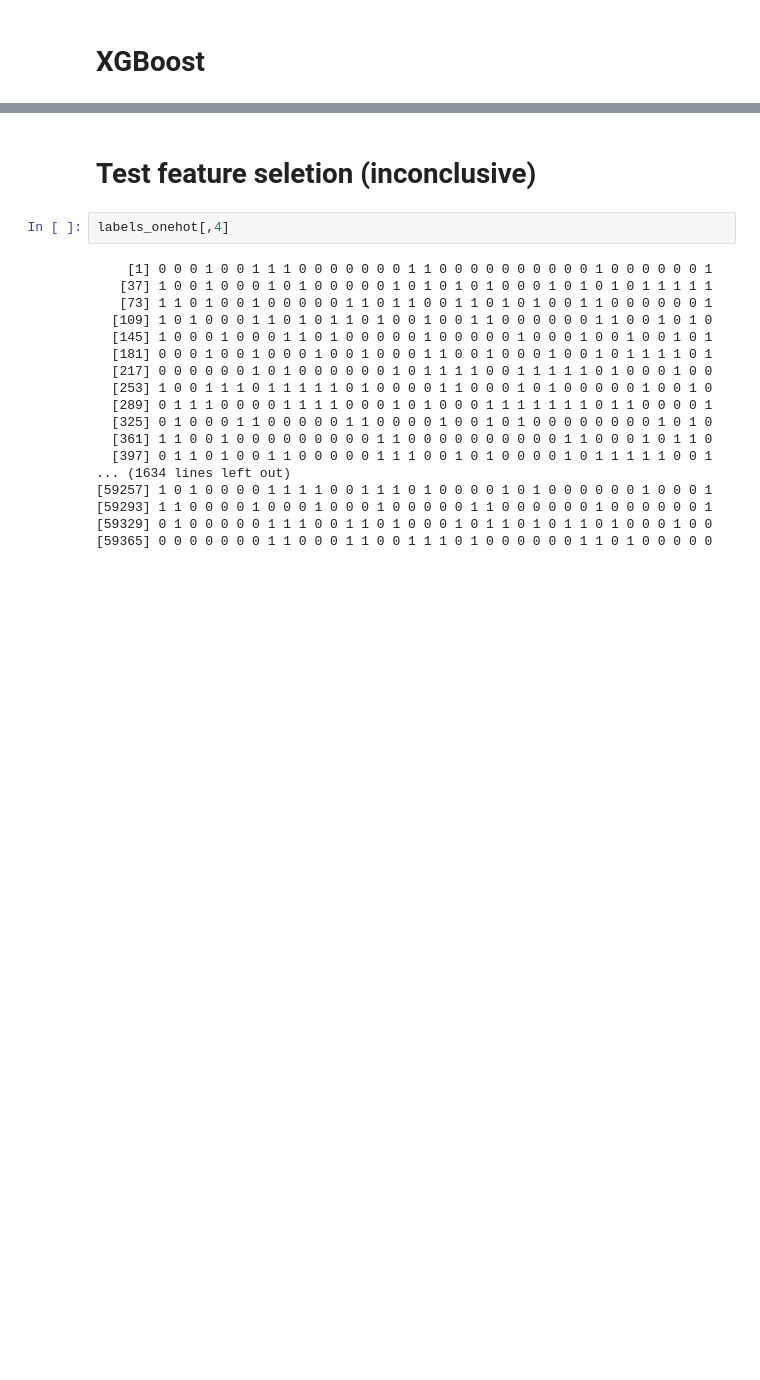
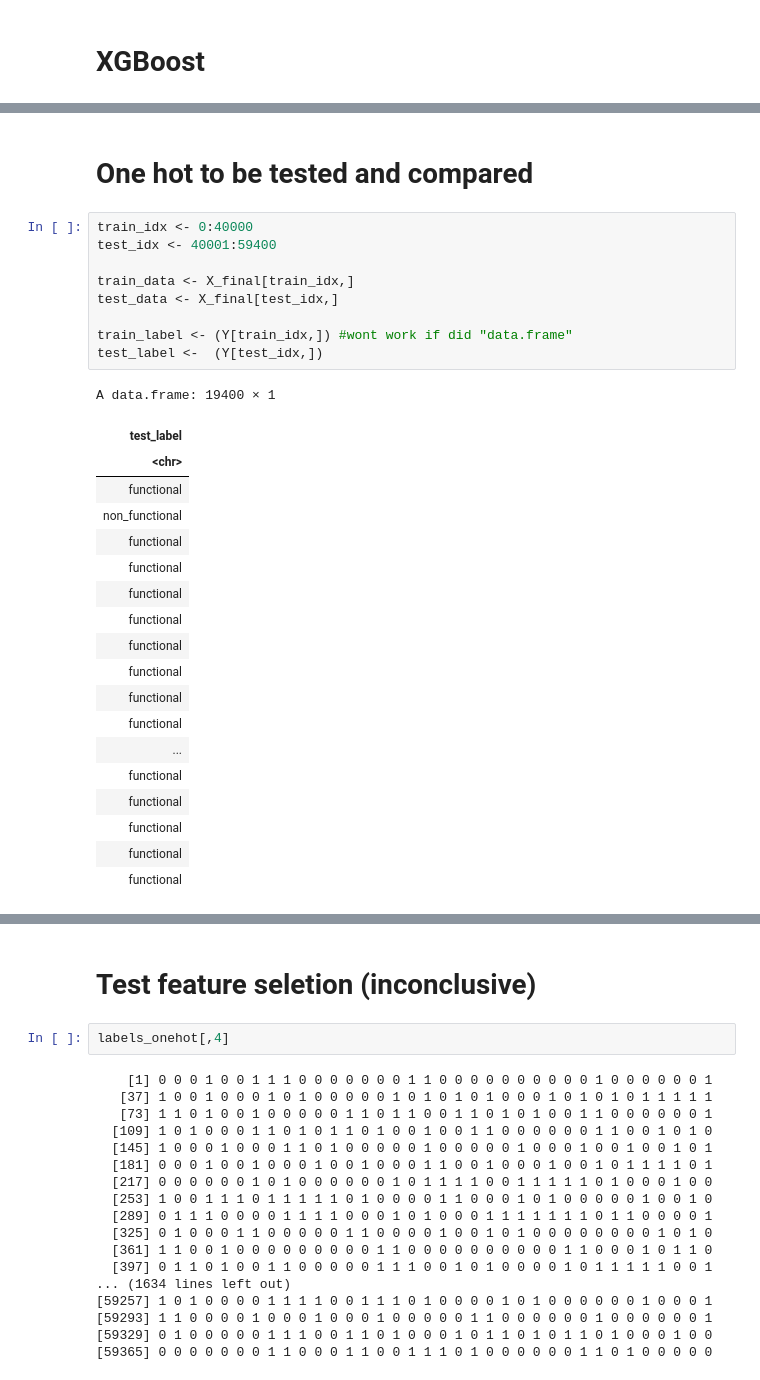
Before and after one commit to Maxlanglet/Projet_ML, a Jupyter notebook: ReportTemplate.ipynb, the cells around one changed output, grey strips where cells are left out. Cells and saved outputs as stored; diff of their text form; blank space fills up the shorter version.

```diff
--- a/ReportTemplate.ipynb
+++ b/ReportTemplate.ipynb
@@ -687,0 +825,31 @@ https://cran.r-project.org/doc/manuals/r-patched/R-admin.html#Installing-package
+# %% [markdown]
+# One hot to be tested and compared
+# %%
+train_idx <- 0:40000
+test_idx <- 40001:59400
+
+train_data <- X_final[train_idx,]
+test_data <- X_final[test_idx,]
+
+train_label <- (Y[train_idx,]) #wont work if did "data.frame"
+test_label <-  (Y[test_idx,])
+# %% [output]
+A data.frame: 19400 × 1
+| test_label |
+| <chr> |
+| functional |
+| non_functional |
+| functional |
+| functional |
+| functional |
+| functional |
+| functional |
+| functional |
+| functional |
+| functional |
+| ... |
+| functional |
+| functional |
+| functional |
+| functional |
+| functional |
```
Also changed, not shown: parts of 29 cells of this notebook.
